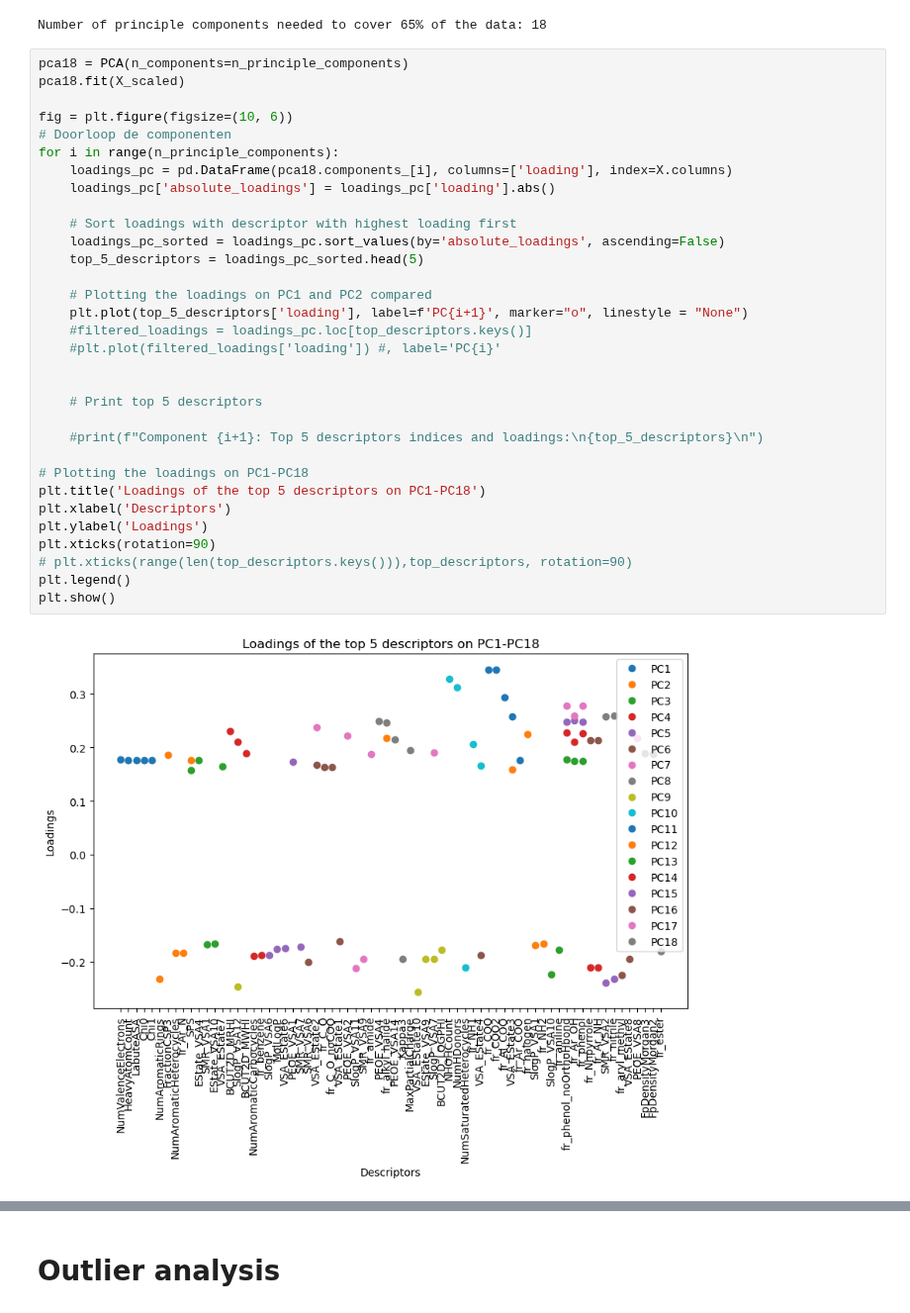
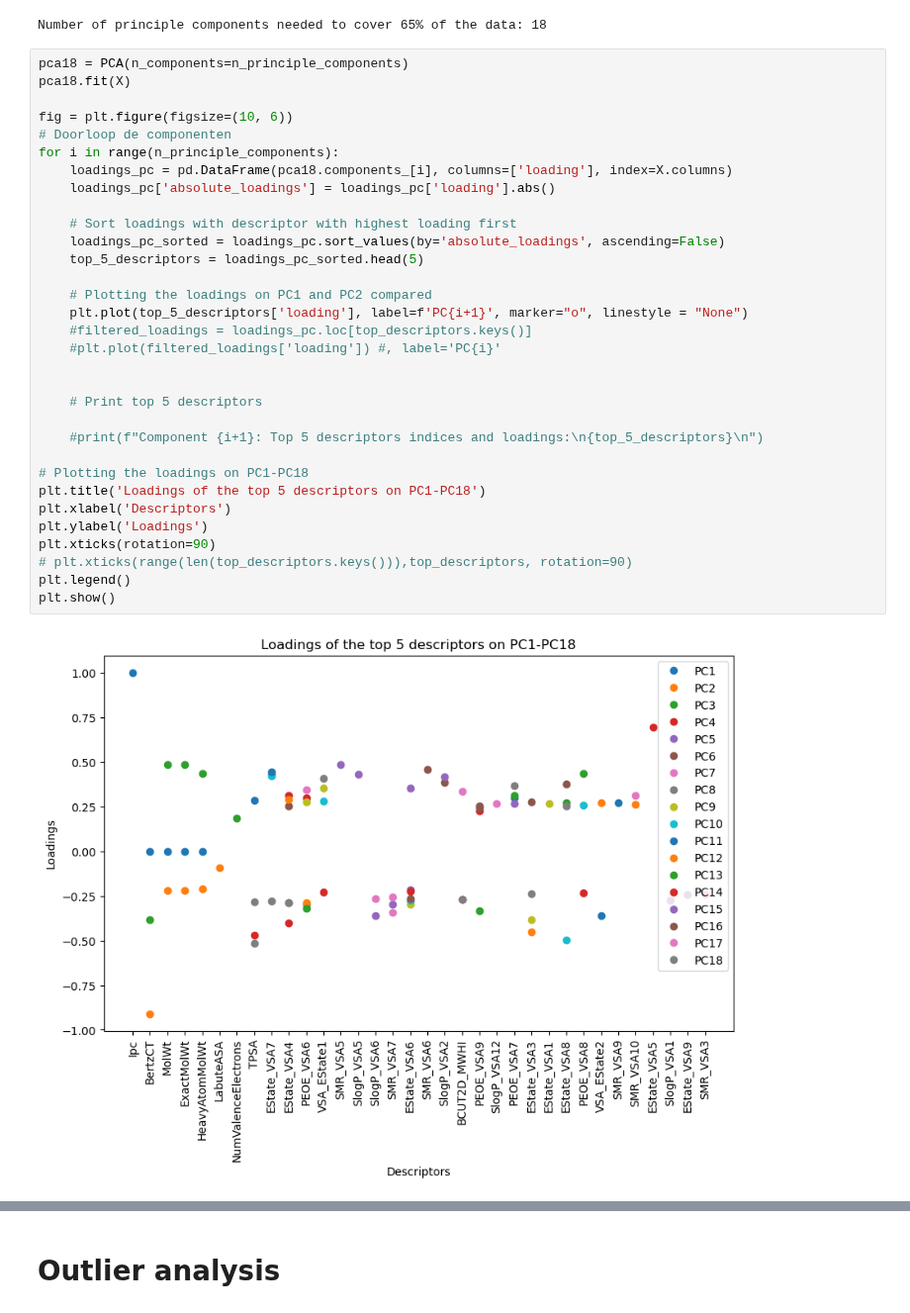
Before and after one commit to annebiemans/Group16, a Jupyter notebook: group_assignment_part1.ipynb, the cells around one changed output, grey strips where cells are left out. Shown at 99% size. Drawn from its saved outputs; the diff is of its cells as text.

```diff
--- a/group_assignment_part1.ipynb
+++ b/group_assignment_part1.ipynb
@@ -201,38 +201,38 @@ print('Number of principle components needed to cover 65% of the data:', n_princ
 Number of principle components needed to cover 65% of the data: 18
 # %%
 pca18 = PCA(n_components=n_principle_components)
-pca18.fit(X_scaled)
+pca18.fit(X)
 
 fig = plt.figure(figsize=(10, 6))
 # Doorloop de componenten
 for i in range(n_principle_components):
     loadings_pc = pd.DataFrame(pca18.components_[i], columns=['loading'], index=X.columns)
     loadings_pc['absolute_loadings'] = loadings_pc['loading'].abs()
 
     # Sort loadings with descriptor with highest loading first
     loadings_pc_sorted = loadings_pc.sort_values(by='absolute_loadings', ascending=False)
     top_5_descriptors = loadings_pc_sorted.head(5)
 
     # Plotting the loadings on PC1 and PC2 compared
     plt.plot(top_5_descriptors['loading'], label=f'PC{i+1}', marker="o", linestyle = "None")
     #filtered_loadings = loadings_pc.loc[top_descriptors.keys()]
     #plt.plot(filtered_loadings['loading']) #, label='PC{i}'
 
 
     # Print top 5 descriptors
 
     #print(f"Component {i+1}: Top 5 descriptors indices and loadings:\n{top_5_descriptors}\n")
 
 # Plotting the loadings on PC1-PC18
 plt.title('Loadings of the top 5 descriptors on PC1-PC18')
 plt.xlabel('Descriptors')
 plt.ylabel('Loadings')
 plt.xticks(rotation=90)
 # plt.xticks(range(len(top_descriptors.keys())),top_descriptors, rotation=90)
 plt.legend()
 plt.show()
 # %% [output]
-[figure, old version]
+[figure, new version]
 # %%
 # Maak een DataFrame van de loadings
 loadings = pca18.components_
```
Also changed, not shown: parts of 2 cells of this notebook, 1 other file.
